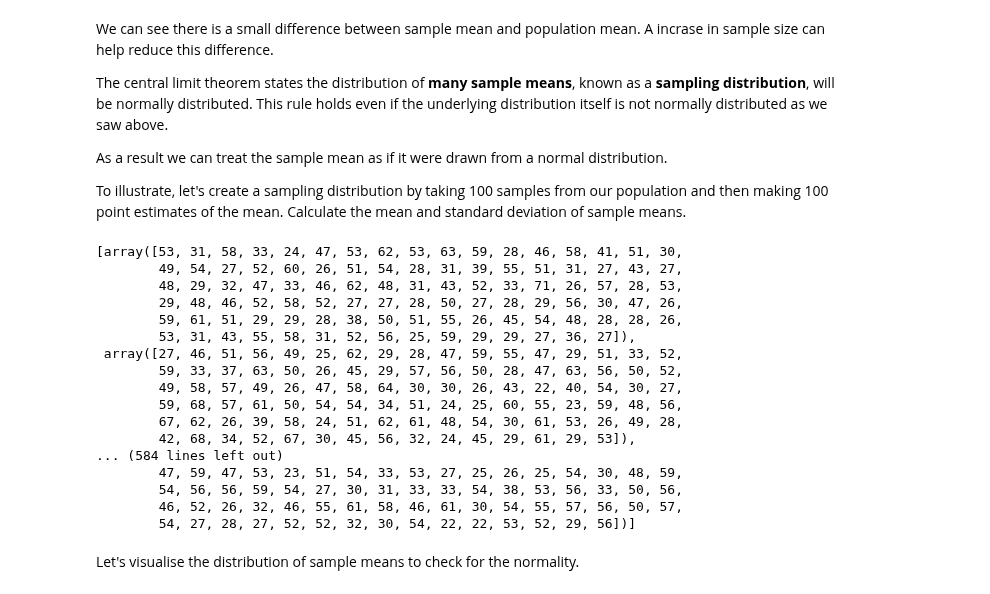
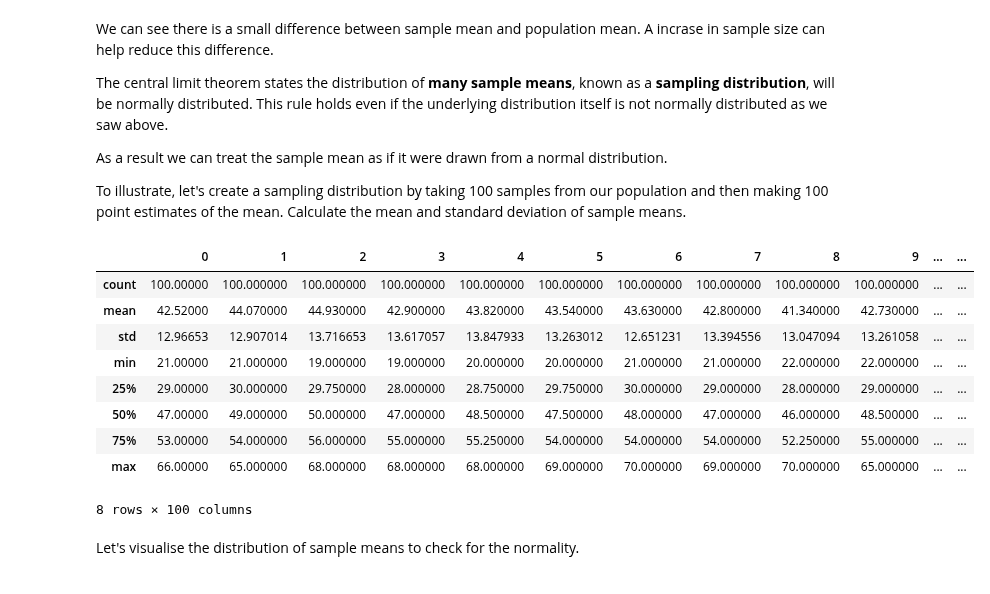
Before and after one commit to oncob749/dsc-2-19-15-confidence-intervals-lab-nyc-ds-career-031119, a Jupyter notebook: index.ipynb, the cells around one changed output. Cells and saved outputs as stored; diff of their text form; code cells hidden in the pictures.

```diff
--- a/index.ipynb
+++ b/index.ipynb
@@ -112,44 +112,37 @@ To illustrate, let's create a sampling distribution by taking 100 samples from o
 # %%
 np.random.seed(15)
 
 point_estimates = []         # Make empty list to hold point estimates
 
 # Take 100 samples and generate 100 point estimates using a for loop.
 for i in range(100):
     point_estimates.append(np.random.choice(a=population_ages, size=100))
 # append sample means to get point estimates
 
 point_estimates
 # Convert the point_estimates into a pandas dataframe
-df = pd.DataFrame(point)
+df = pd.DataFrame(point_estimates)
 # Calculate and print descriptive statistics for the dataframe
-
+df.describe()
 # count	100.000000
 # mean	42.959380
 # std	0.586404
 # min	41.296000
 # 25%	42.530000
 # 50%	42.960000
 # 75%	43.356000
 # max	44.492000
 # %% [output]
+|  | 0 | 1 | 2 | 3 | 4 | 5 | 6 | 7 | 8 | 9 | ... | ... |
+| count | 100.00000 | 100.000000 | 100.000000 | 100.000000 | 100.000000 | 100.000000 | 100.000000 | 100.000000 | 100.000000 | 100.000000 | ... | ... |
+| mean | 42.52000 | 44.070000 | 44.930000 | 42.900000 | 43.820000 | 43.540000 | 43.630000 | 42.800000 | 41.340000 | 42.730000 | ... | ... |
+| std | 12.96653 | 12.907014 | 13.716653 | 13.617057 | 13.847933 | 13.263012 | 12.651231 | 13.394556 | 13.047094 | 13.261058 | ... | ... |
+| min | 21.00000 | 21.000000 | 19.000000 | 19.000000 | 20.000000 | 20.000000 | 21.000000 | 21.000000 | 22.000000 | 22.000000 | ... | ... |
+| 25% | 29.00000 | 30.000000 | 29.750000 | 28.000000 | 28.750000 | 29.750000 | 30.000000 | 29.000000 | 28.000000 | 29.000000 | ... | ... |
+| 50% | 47.00000 | 49.000000 | 50.000000 | 47.000000 | 48.500000 | 47.500000 | 48.000000 | 47.000000 | 46.000000 | 48.500000 | ... | ... |
+| 75% | 53.00000 | 54.000000 | 56.000000 | 55.000000 | 55.250000 | 54.000000 | 54.000000 | 54.000000 | 52.250000 | 55.000000 | ... | ... |
+| max | 66.00000 | 65.000000 | 68.000000 | 68.000000 | 68.000000 | 69.000000 | 70.000000 | 69.000000 | 70.000000 | 65.000000 | ... | ... |
-[array([53, 31, 58, 33, 24, 47, 53, 62, 53, 63, 59, 28, 46, 58, 41, 51, 30,
-        49, 54, 27, 52, 60, 26, 51, 54, 28, 31, 39, 55, 51, 31, 27, 43, 27,
-        48, 29, 32, 47, 33, 46, 62, 48, 31, 43, 52, 33, 71, 26, 57, 28, 53,
-        29, 48, 46, 52, 58, 52, 27, 27, 28, 50, 27, 28, 29, 56, 30, 47, 26,
-        59, 61, 51, 29, 29, 28, 38, 50, 51, 55, 26, 45, 54, 48, 28, 28, 26,
-        53, 31, 43, 55, 58, 31, 52, 56, 25, 59, 29, 29, 27, 36, 27]),
- array([27, 46, 51, 56, 49, 25, 62, 29, 28, 47, 59, 55, 47, 29, 51, 33, 52,
-        59, 33, 37, 63, 50, 26, 45, 29, 57, 56, 50, 28, 47, 63, 56, 50, 52,
-        49, 58, 57, 49, 26, 47, 58, 64, 30, 30, 26, 43, 22, 40, 54, 30, 27,
-        59, 68, 57, 61, 50, 54, 54, 34, 51, 24, 25, 60, 55, 23, 59, 48, 56,
-        67, 62, 26, 39, 58, 24, 51, 62, 61, 48, 54, 30, 61, 53, 26, 49, 28,
-        42, 68, 34, 52, 67, 30, 45, 56, 32, 24, 45, 29, 61, 29, 53]),
-... (584 lines left out)
-        47, 59, 47, 53, 23, 51, 54, 33, 53, 27, 25, 26, 25, 54, 30, 48, 59,
-        54, 56, 56, 59, 54, 27, 30, 31, 33, 33, 54, 38, 53, 56, 33, 50, 56,
-        46, 52, 26, 32, 46, 55, 61, 58, 46, 61, 30, 54, 55, 57, 56, 50, 57,
-        54, 27, 28, 27, 52, 52, 32, 30, 54, 22, 22, 53, 52, 29, 56])]
+8 rows × 100 columns
 # %% [markdown]
 Let's visualise the distribution of sample means to check for the normality.
 # %%
```
